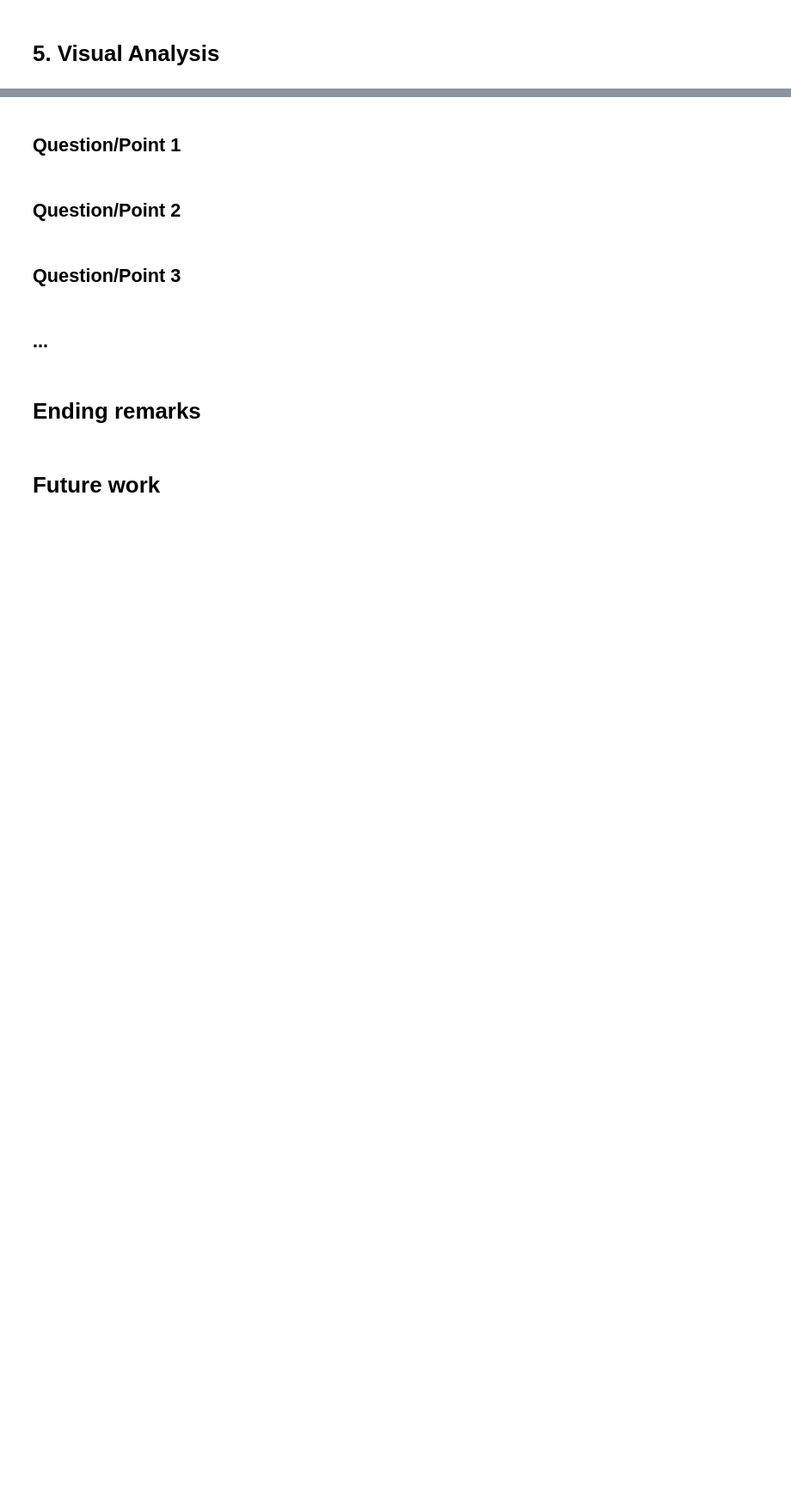
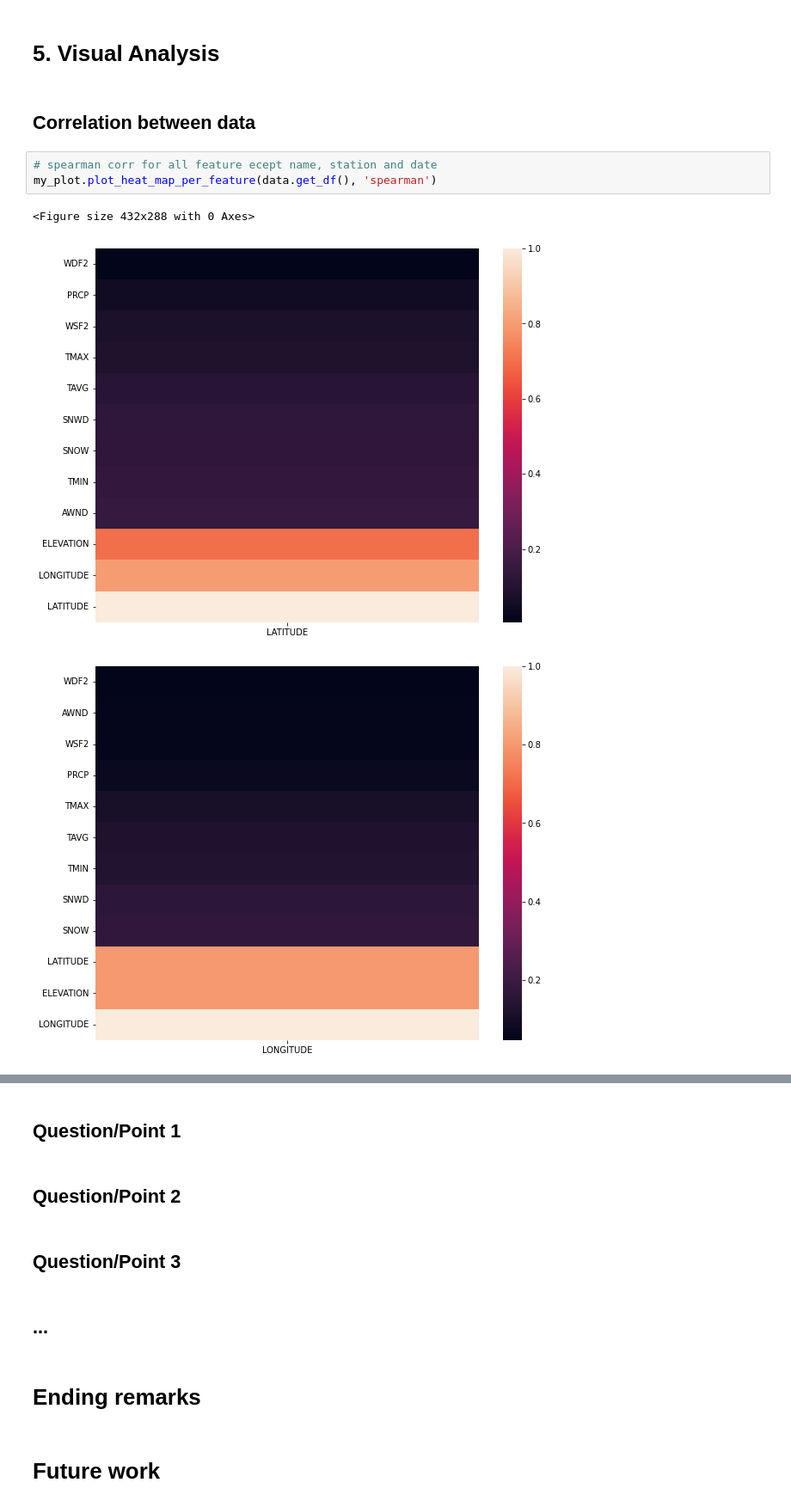
Before and after one commit to Alex-Kamenev/Weather_Data_EDA_2015_2020, a Jupyter notebook: Weather_Project.ipynb, the cells around one changed output, grey strips where cells are left out. Shown at 86% size. Saved outputs shown, nothing was run; the diff lists cells and outputs as text; blank space fills up the shorter version.

```diff
--- a/Weather_Project.ipynb
+++ b/Weather_Project.ipynb
@@ -284,2 +308,11 @@ for df_section in df_list_station:
 # %% [markdown]
 # 5. Visual Analysis
+# %% [markdown]
+## Correlation between data
+# %%
+# spearman corr for all feature ecept name, station and date
+my_plot.plot_heat_map_per_feature(data.get_df(), 'spearman')
+# %% [output]
+<Figure size 432x288 with 0 Axes>
+[figure, added]
+[figure, added]
```
Also changed, not shown: parts of 21 cells of this notebook, 2 other files.
